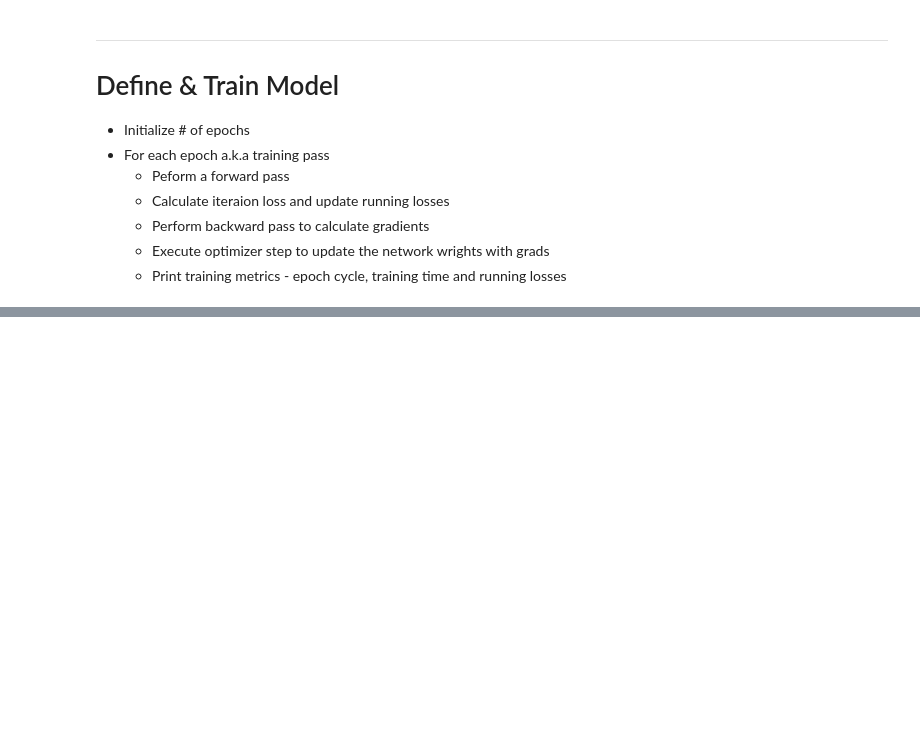
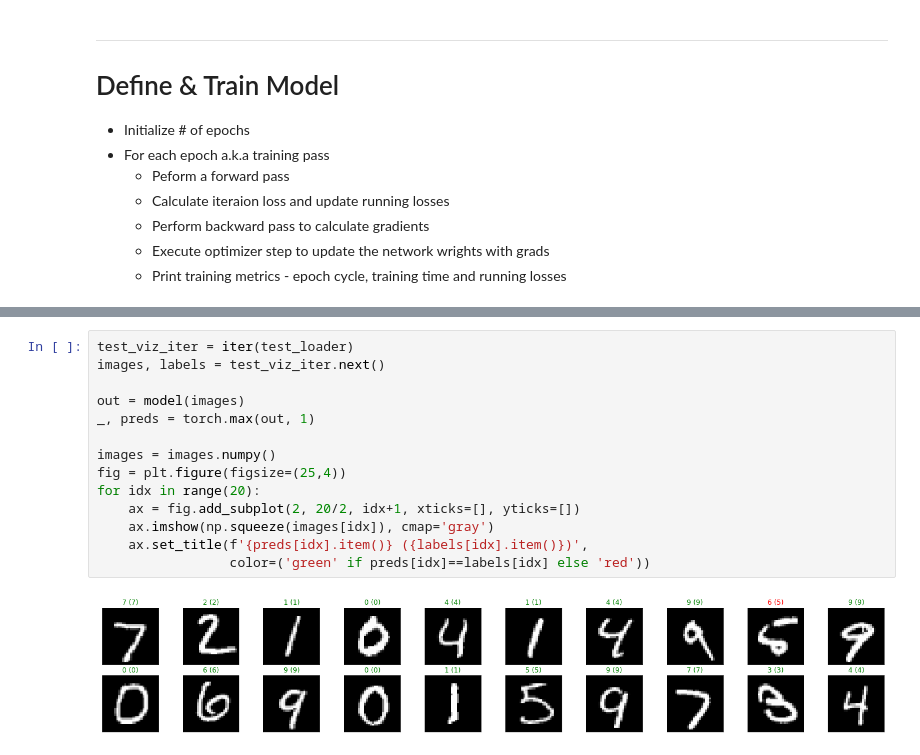
Before and after one commit to am368a/deep-learning-v2-pytorch, a Jupyter notebook: convolutional-neural-networks/mnist-mlp/mnist_mlp_practice.ipynb, the cells around one changed output, grey strips where cells are left out. Drawn from its saved outputs; the diff is of its cells as text; blank space fills up the shorter version.

Commit message:
[mnist-mlp] - add - model validation

```diff
--- a/convolutional-neural-networks/mnist-mlp/mnist_mlp_practice.ipynb
+++ b/convolutional-neural-networks/mnist-mlp/mnist_mlp_practice.ipynb
@@ -207,0 +252,16 @@ Total Training Time: 3.439 secs for 2 training epochs
+# %%
+test_viz_iter = iter(test_loader)
+images, labels = test_viz_iter.next()
+
+out = model(images)
+_, preds = torch.max(out, 1)
+
+images = images.numpy()
+fig = plt.figure(figsize=(25,4))
+for idx in range(20):
+    ax = fig.add_subplot(2, 20/2, idx+1, xticks=[], yticks=[])
+    ax.imshow(np.squeeze(images[idx]), cmap='gray')
+    ax.set_title(f'{preds[idx].item()} ({labels[idx].item()})',
+                 color=('green' if preds[idx]==labels[idx] else 'red'))
+# %% [output]
+[figure, added]
```
Also changed, not shown: parts of 5 cells of this notebook, 2 other files.
